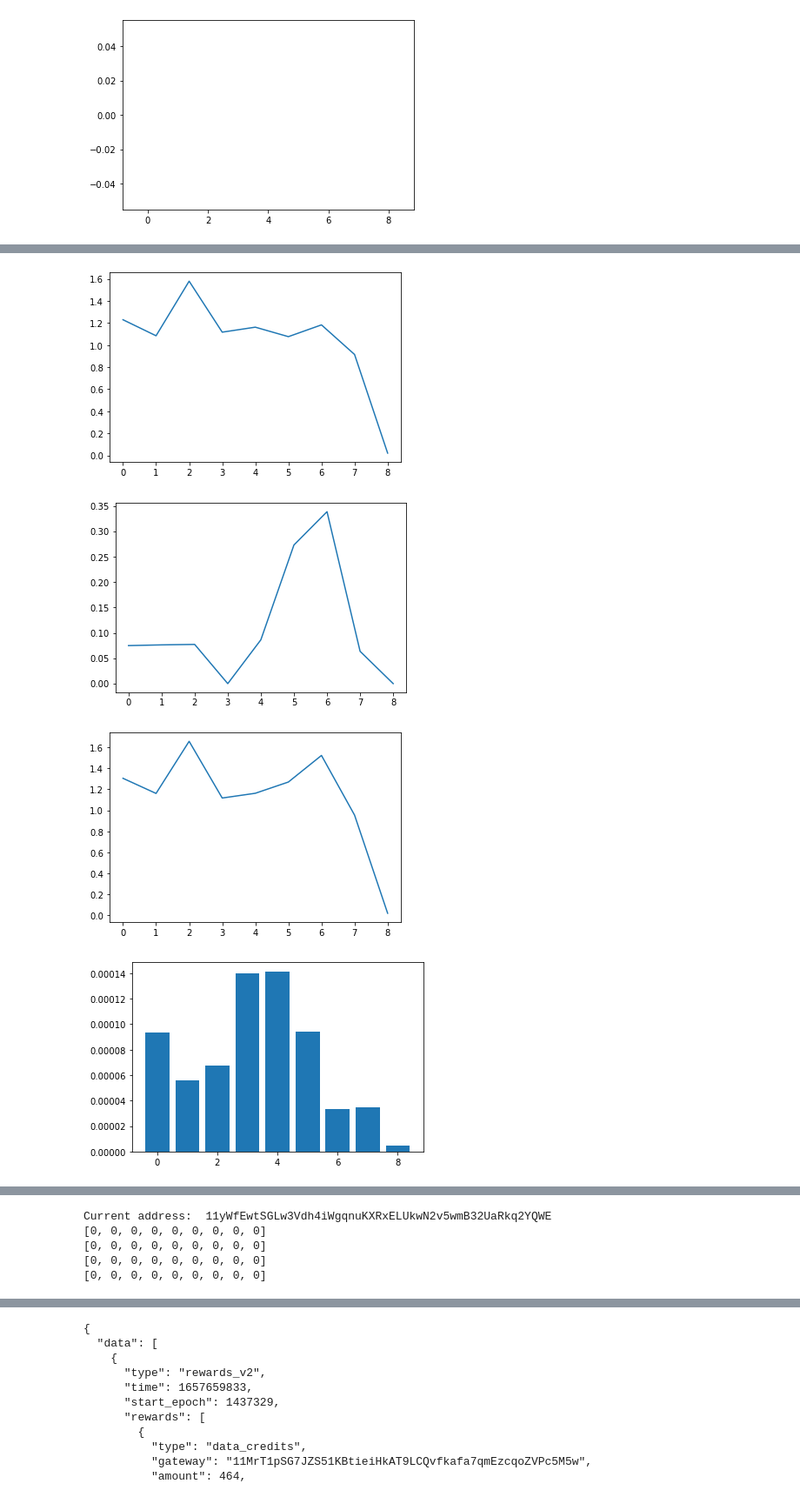
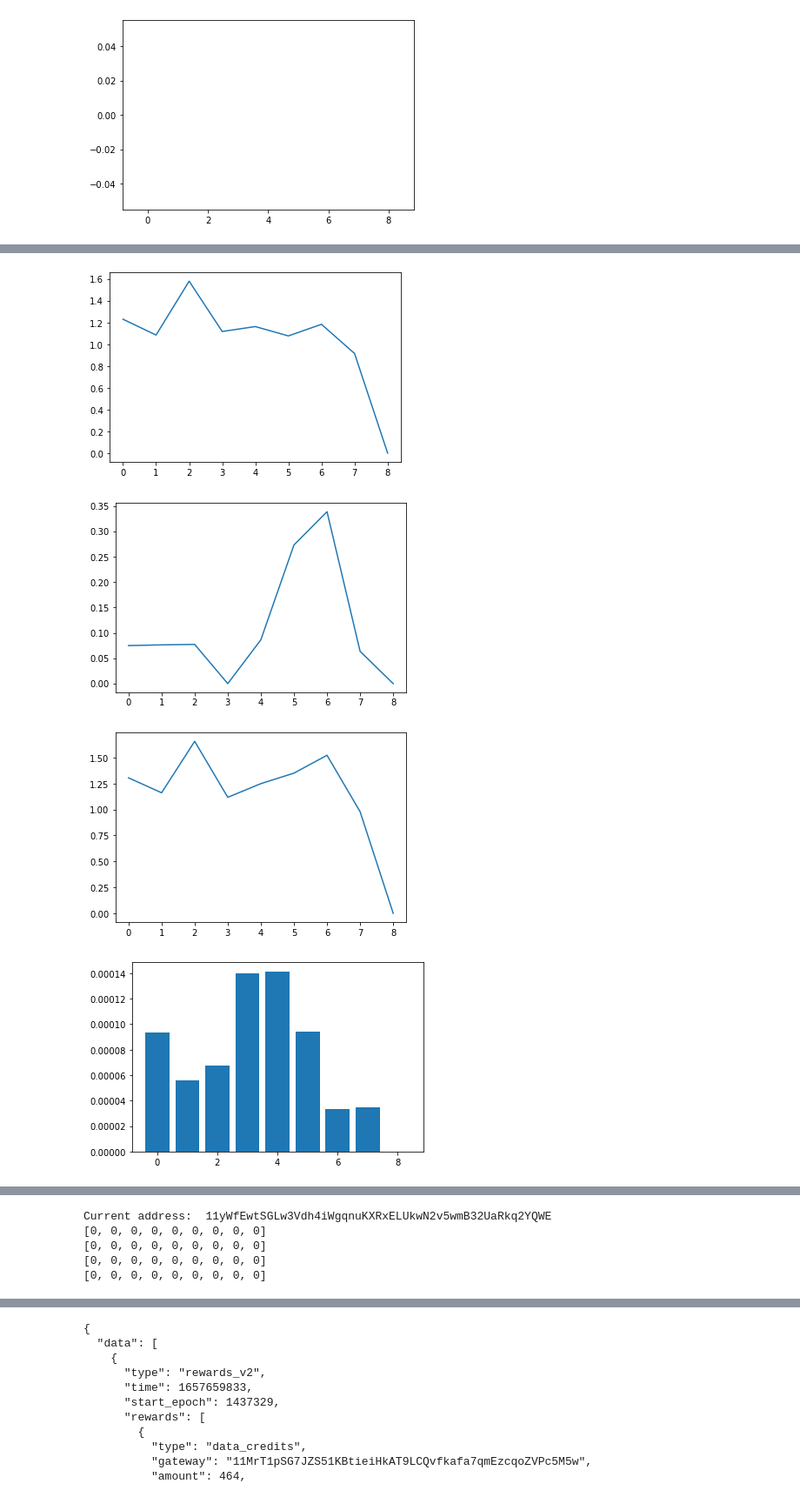
Before and after one commit to kristijanH1998/REU-Summer-Internship, a Jupyter notebook: Blockchain API Requests 2 (7.13).ipynb, the cells around one changed output, grey strips where cells are left out. Shown at 87% size. Cells and saved outputs as stored; diff of their text form; code cells hidden in the pictures.

```diff
--- a/Blockchain API Requests 2 (7.13).ipynb
+++ b/Blockchain API Requests 2 (7.13).ipynb
@@ -223,7 +223,6 @@ for i in range(1,10):
     priorDate = current_date-timedelta(days=7)
     minTime.append(priorDate)
     current_date = priorDate
-
 
 dataPerAddress = {}
 witnessesPerAddress = {}
@@ -251,20 +250,17 @@ for a in dataPerAddress:
         j = 0
         dict.clear()
         url = "https://api.helium.io/v1/hotspots/" + a + "/activity/?filter_types=rewards_v2&min_time="+str(minTime[t])+"T00:00:01Z&max_time="+str(maxTime[t])+"T23:59:59Z"
-
-
         dict = json.loads(requests.get(url).text)
         time.sleep(1)
         while "cursor" in dict:
             for i in range(len(dict['data'])):
-                sum_rewards_total = sum_rewards_total + (dict['data'][i]['rewards'][0]['amount']/ 100000000)
+                for y in dict['data'][i]['rewards']:
+                    sum_rewards_total = sum_rewards_total + (y['amount']/ 100000000)
                 for x in dict['data'][i]['rewards']:
                     if x['type'] == 'data_credits':
                         sum_data = sum_data + (x['amount'] / 100000000)
-                for x in dict['data'][i]['rewards']:
                     if x['type'] == 'poc_witnesses':
                         sum_witness = sum_witness + (x['amount'] / 100000000)
-                for x in dict['data'][i]['rewards']:
                     if x['type'] == 'poc_challengees':
                         sum_challengee = sum_challengee + (x['amount'] / 100000000)
 
@@ -277,7 +273,8 @@ for a in dataPerAddress:
         else:
             if ('data' in dict.keys()):
                 for j in range(len(dict['data'])):
-                    sum_rewards_total = sum_rewards_total + (dict['data'][j]['rewards'][0]['amount']/ 100000000)
+                    for z in dict['data'][j]['rewards']:
+                        sum_rewards_total = sum_rewards_total + (z['amount']/ 100000000)
                     for x in dict['data'][j]['rewards']:
                         if x['type'] == 'data_credits':
                             sum_data = sum_data + (x['amount'] / 100000000)
@@ -336,4 +333,4 @@ Current address:  11MrT1pSG7JZS51KBtieiHkAT9LCQvfkafa7qmEzcqoZVPc5M5w
 [figure]
 [figure]
-[figure, old version]
+[figure, new version]
-[figure, old version]
+[figure, new version]
```
Also changed, not shown: parts of 1 cell of this notebook.
